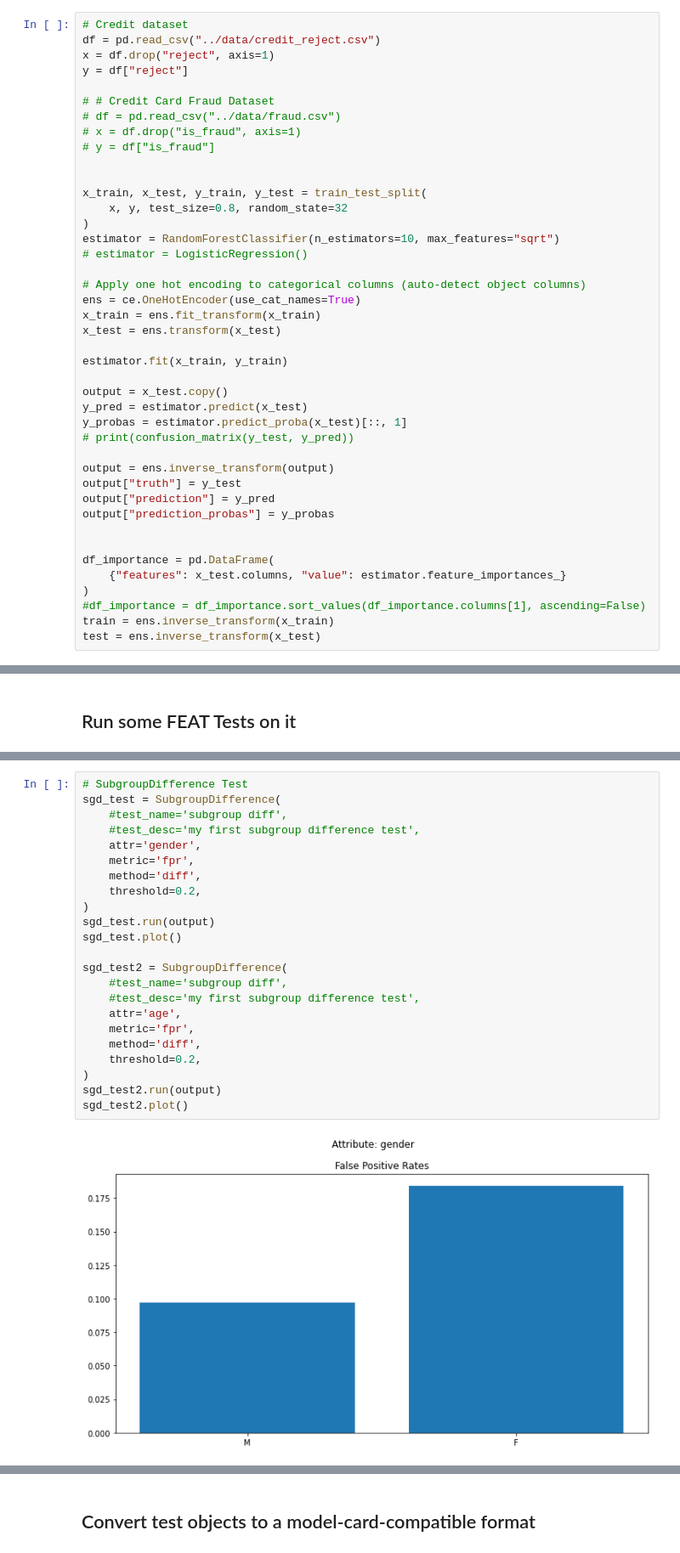
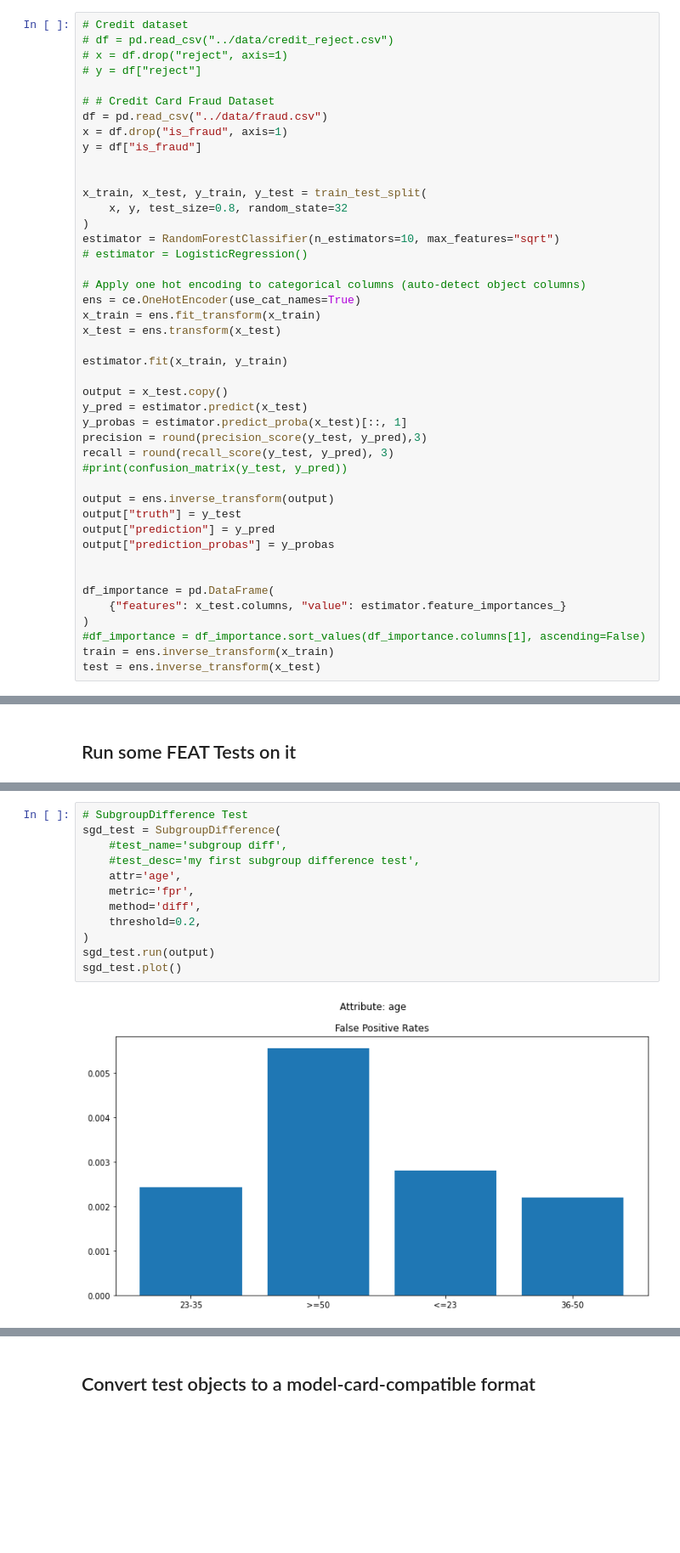
Before and after one commit to cylynx/verifyml, a Jupyter notebook: examples/tally_form_example.ipynb, the cells around one changed output, grey strips where cells are left out. Shown at 85% size. Drawn from its saved outputs; the diff is of its cells as text; blank space fills up the shorter version.

```diff
--- a/examples/tally_form_example.ipynb
+++ b/examples/tally_form_example.ipynb
@@ -26,13 +24,13 @@ from ModelTests.FEAT.DataShift import DataShift
 # %%
 # Credit dataset
-df = pd.read_csv("../data/credit_reject.csv")
-x = df.drop("reject", axis=1)
-y = df["reject"]
+# df = pd.read_csv("../data/credit_reject.csv")
+# x = df.drop("reject", axis=1)
+# y = df["reject"]
 
 # # Credit Card Fraud Dataset
-# df = pd.read_csv("../data/fraud.csv")
-# x = df.drop("is_fraud", axis=1)
-# y = df["is_fraud"]
+df = pd.read_csv("../data/fraud.csv")
+x = df.drop("is_fraud", axis=1)
+y = df["is_fraud"]
 
 
 x_train, x_test, y_train, y_test = train_test_split(
@@ -51,7 +49,9 @@ estimator.fit(x_train, y_train)
 output = x_test.copy()
 y_pred = estimator.predict(x_test)
 y_probas = estimator.predict_proba(x_test)[::, 1]
-# print(confusion_matrix(y_test, y_pred))
+precision = round(precision_score(y_test, y_pred),3)
+recall = round(recall_score(y_test, y_pred), 3)
+#print(confusion_matrix(y_test, y_pred))
 
 output = ens.inverse_transform(output)
 output["truth"] = y_test
@@ -97,25 +90,14 @@ smt_test2.plot()
 # %%
 # SubgroupDifference Test
 sgd_test = SubgroupDifference(
-    #test_name='subgroup diff',
-    #test_desc='my first subgroup difference test',
-    attr='gender',
-    metric='fpr',
-    method='diff',
-    threshold=0.2,
-)
-sgd_test.run(output)
-sgd_test.plot()
-
-sgd_test2 = SubgroupDifference(
     #test_name='subgroup diff',
     #test_desc='my first subgroup difference test',
     attr='age',
     metric='fpr',
     method='diff',
     threshold=0.2,
 )
-sgd_test2.run(output)
-sgd_test2.plot()
+sgd_test.run(output)
+sgd_test.plot()
 # %% [output]
-[figure, old version]
+[figure, new version]
```
Also changed, not shown: parts of 10 cells of this notebook.
